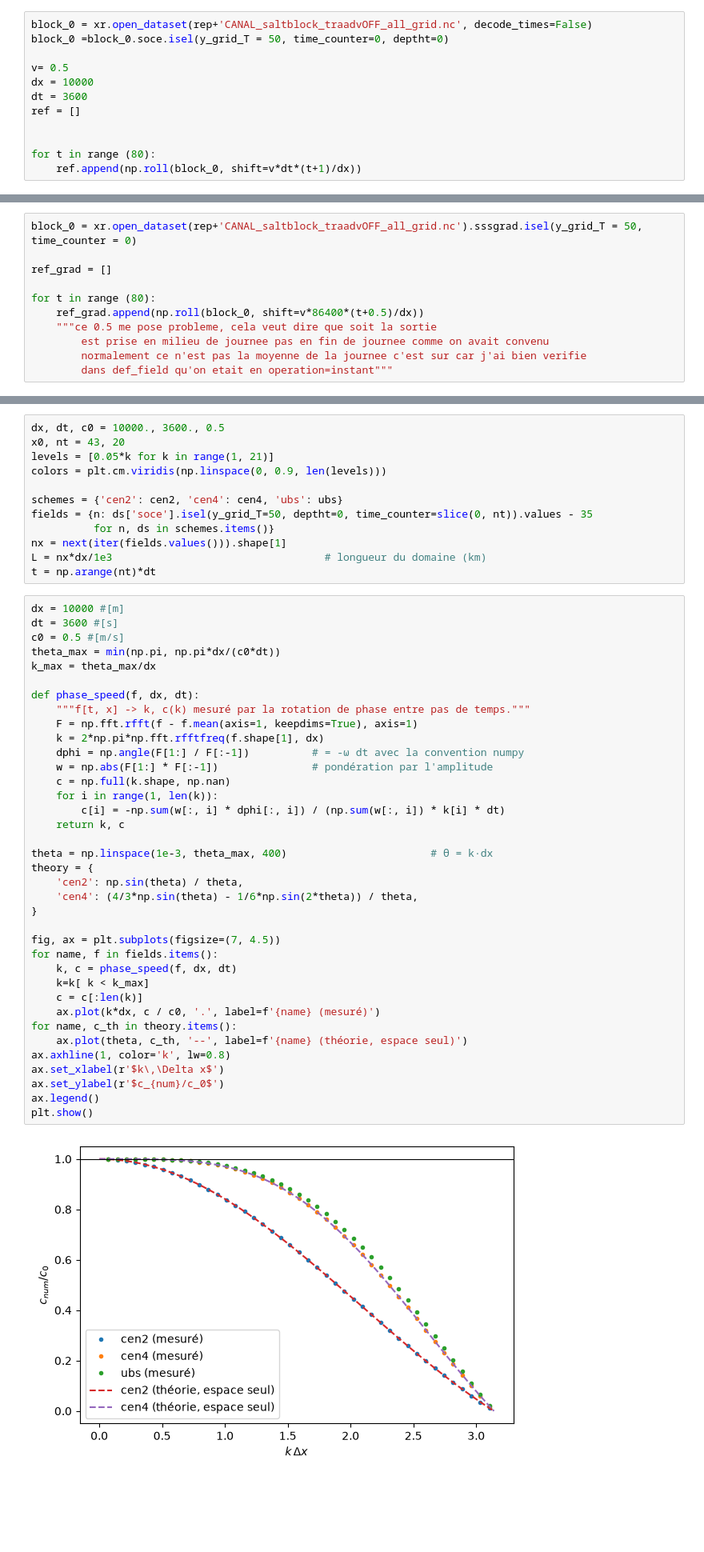
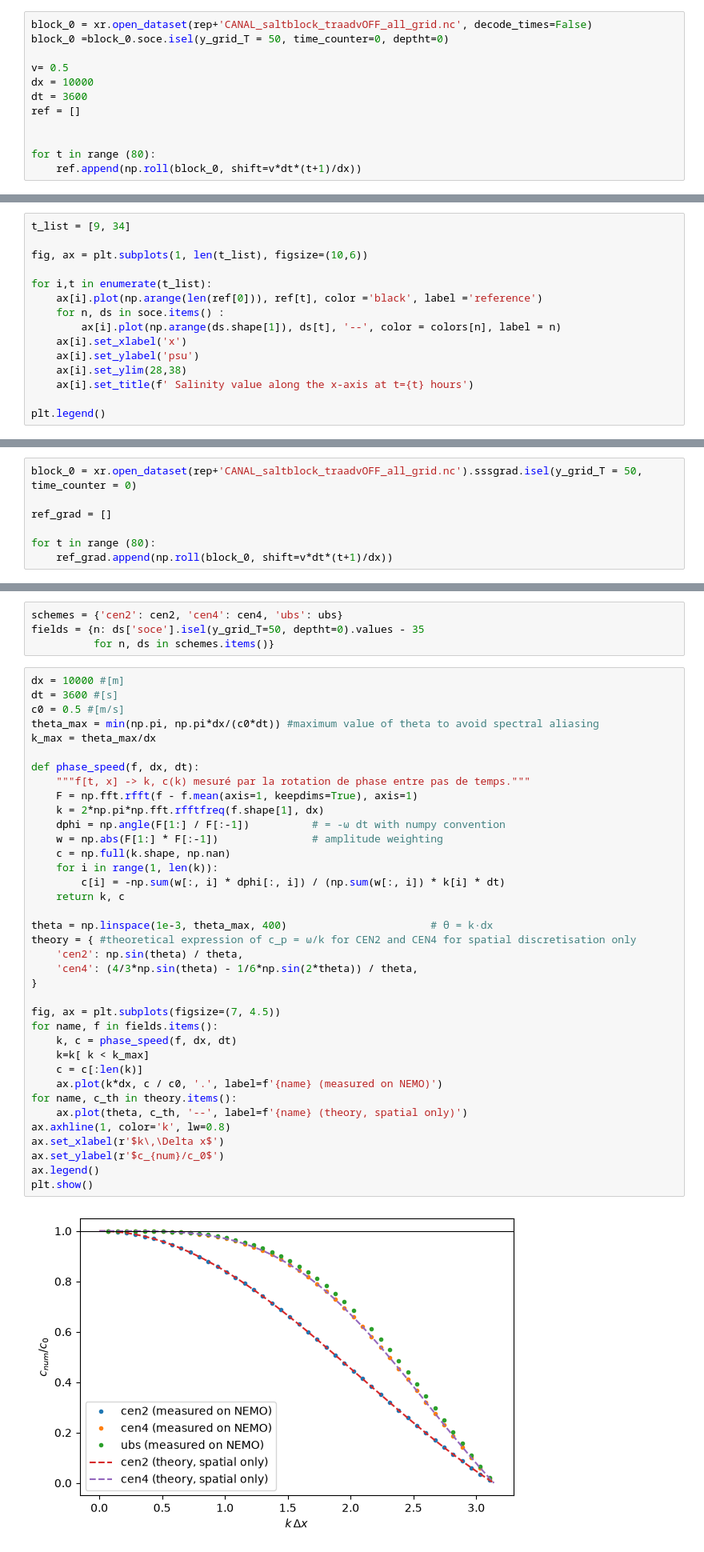
Before and after one commit to justinebuisson606/NEMO_Demonstrators, a Jupyter notebook: Demonstrator 1.ipynb, the cells around one changed output, grey strips where cells are left out. Shown at 80% size. Cells and saved outputs as stored; diff of their text form; blank space fills up the shorter version.

```diff
--- a/Demonstrator 1.ipynb
+++ b/Demonstrator 1.ipynb
@@ -342,0 +359,15 @@ plt.legend()
+# %%
+t_list = [9, 34]
+
+fig, ax = plt.subplots(1, len(t_list), figsize=(10,6))
+
+for i,t in enumerate(t_list):
+    ax[i].plot(np.arange(len(ref[0])), ref[t], color ='black', label ='reference')
+    for n, ds in soce.items() :
+        ax[i].plot(np.arange(ds.shape[1]), ds[t], '--', color = colors[n], label = n)
+    ax[i].set_xlabel('x')
+    ax[i].set_ylabel('psu')
+    ax[i].set_ylim(28,38)
+    ax[i].set_title(f' Salinity value along the x-axis at t={t} hours')
+
+plt.legend()
@@ -346,9 +380,5 @@ block_0 = xr.open_dataset(rep+'CANAL_saltblock_traadvOFF_all_grid.nc').sssgrad.i
 ref_grad = []
 
 for t in range (80):
-    ref_grad.append(np.roll(block_0, shift=v*86400*(t+0.5)/dx))
-    """ce 0.5 me pose probleme, cela veut dire que soit la sortie
-        est prise en milieu de journee pas en fin de journee comme on avait convenu
-        normalement ce n'est pas la moyenne de la journee c'est sur car j'ai bien verifie
-        dans def_field qu'on etait en operation=instant"""
+    ref_grad.append(np.roll(block_0, shift=v*dt*(t+1)/dx))
 # %%
@@ -417,51 +420,43 @@ axes_salt2c.legend()
 # %%
-dx, dt, c0 = 10000., 3600., 0.5
-x0, nt = 43, 20
-levels = [0.05*k for k in range(1, 21)]
-colors = plt.cm.viridis(np.linspace(0, 0.9, len(levels)))
-
 schemes = {'cen2': cen2, 'cen4': cen4, 'ubs': ubs}
-fields = {n: ds['soce'].isel(y_grid_T=50, deptht=0, time_counter=slice(0, nt)).values - 35
+fields = {n: ds['soce'].isel(y_grid_T=50, deptht=0).values - 35
           for n, ds in schemes.items()}
-nx = next(iter(fields.values())).shape[1]
-L = nx*dx/1e3                                  # longueur du domaine (km)
-t = np.arange(nt)*dt
 # %%
 dx = 10000 #[m]
 dt = 3600 #[s]
 c0 = 0.5 #[m/s]
-theta_max = min(np.pi, np.pi*dx/(c0*dt))
+theta_max = min(np.pi, np.pi*dx/(c0*dt)) #maximum value of theta to avoid spectral aliasing
 k_max = theta_max/dx
 
 def phase_speed(f, dx, dt):
     """f[t, x] -> k, c(k) mesuré par la rotation de phase entre pas de temps."""
     F = np.fft.rfft(f - f.mean(axis=1, keepdims=True), axis=1)
     k = 2*np.pi*np.fft.rfftfreq(f.shape[1], dx)
-    dphi = np.angle(F[1:] / F[:-1])          # = -ω dt avec la convention numpy
-    w = np.abs(F[1:] * F[:-1])               # pondération par l'amplitude
+    dphi = np.angle(F[1:] / F[:-1])          # = -ω dt with numpy convention
+    w = np.abs(F[1:] * F[:-1])               # amplitude weighting
     c = np.full(k.shape, np.nan)
     for i in range(1, len(k)):
         c[i] = -np.sum(w[:, i] * dphi[:, i]) / (np.sum(w[:, i]) * k[i] * dt)
     return k, c
 
 theta = np.linspace(1e-3, theta_max, 400)                       # θ = k·dx
-theory = {
+theory = { #theoretical expression of c_p = ω/k for CEN2 and CEN4 for spatial discretisation only
     'cen2': np.sin(theta) / theta,
     'cen4': (4/3*np.sin(theta) - 1/6*np.sin(2*theta)) / theta,
 }
 
 fig, ax = plt.subplots(figsize=(7, 4.5))
 for name, f in fields.items():
     k, c = phase_speed(f, dx, dt)
     k=k[ k < k_max]
     c = c[:len(k)]
-    ax.plot(k*dx, c / c0, '.', label=f'{name} (mesuré)')
+    ax.plot(k*dx, c / c0, '.', label=f'{name} (measured on NEMO)')
 for name, c_th in theory.items():
-    ax.plot(theta, c_th, '--', label=f'{name} (théorie, espace seul)')
+    ax.plot(theta, c_th, '--', label=f'{name} (theory, spatial only)')
 ax.axhline(1, color='k', lw=0.8)
 ax.set_xlabel(r'$k\,\Delta x$')
 ax.set_ylabel(r'$c_{num}/c_0$')
 ax.legend()
 plt.show()
 # %% [output]
-[figure, old version]
+[figure, new version]
```
Also changed, not shown: parts of 13 cells of this notebook.
